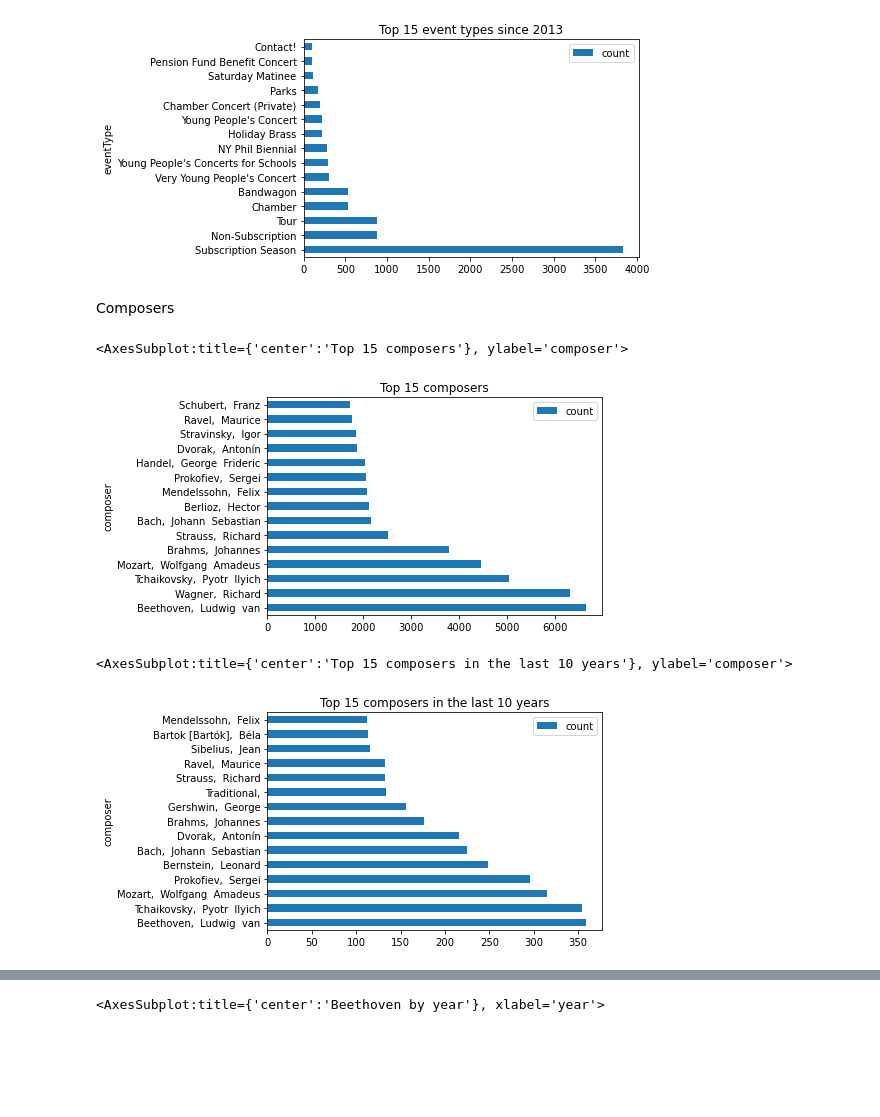
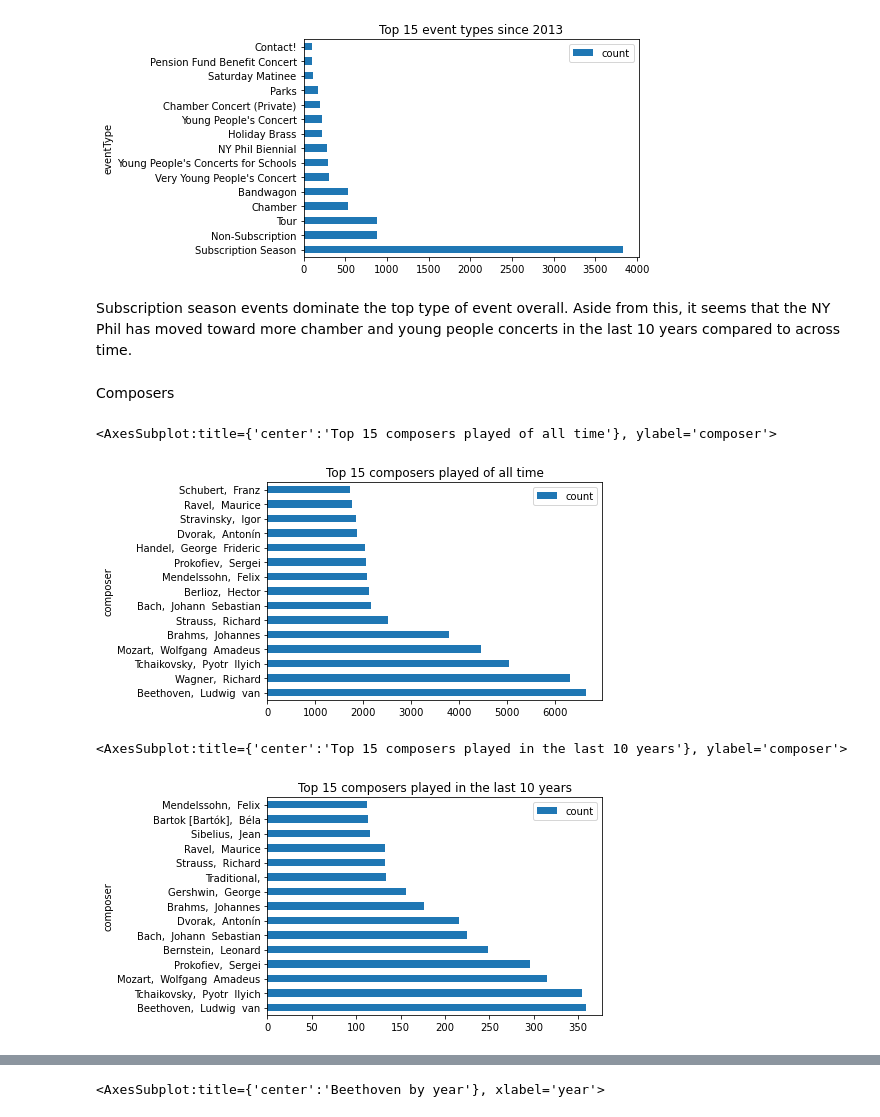
Before and after one commit to aevans872/NYC-Phil-EDA, a Jupyter notebook: NYPhil_Proj.ipynb, the cells around one changed output, grey strips where cells are left out. Cells and saved outputs as stored; diff of their text form; code cells hidden in the pictures; blank space fills up the shorter version.

```diff
--- a/NYPhil_Proj.ipynb
+++ b/NYPhil_Proj.ipynb
@@ -137,19 +141,21 @@ events10.plot(kind='barh', x = 'eventType', y = 'count', title = 'Top 15 event t
 # %% [output]
 <AxesSubplot:title={'center':'Top 15 event types since 2013'}, ylabel='eventType'>
 [figure]
+# %% [markdown]
+Subscription season events dominate the top type of event overall. Aside from this, it seems that the NY Phil has moved toward more chamber and young people concerts in the last 10 years compared to across time.
 # %% [markdown]
 Composers
 # %%
 composers = sqldf("SELECT COUNT(*) count, composerName AS composer FROM nycphil_full GROUP BY composerName ORDER BY count DESC LIMIT 16")
 composers = composers.drop([0])
-composers.plot(kind='barh', x = 'composer', y = 'count', title = 'Top 15 composers')
+composers.plot(kind='barh', x = 'composer', y = 'count', title = 'Top 15 composers played of all time')
 # %% [output]
-<AxesSubplot:title={'center':'Top 15 composers'}, ylabel='composer'>
+<AxesSubplot:title={'center':'Top 15 composers played of all time'}, ylabel='composer'>
-[figure, old version]
+[figure, new version]
 # %%
 composers_last10 = sqldf("SELECT COUNT(*) count, composerName composer FROM nycphil_full WHERE year > 2012 GROUP BY composerName ORDER BY count DESC LIMIT 16")
 composers_last10 = composers_last10.drop([0])
-composers_last10.plot(kind='barh', x = 'composer', y = 'count', title = 'Top 15 composers in the last 10 years')
+composers_last10.plot(kind='barh', x = 'composer', y = 'count', title = 'Top 15 composers played in the last 10 years')
 # %% [output]
-<AxesSubplot:title={'center':'Top 15 composers in the last 10 years'}, ylabel='composer'>
+<AxesSubplot:title={'center':'Top 15 composers played in the last 10 years'}, ylabel='composer'>
-[figure, old version]
+[figure, new version]
```
Also changed, not shown: parts of 8 cells of this notebook.
